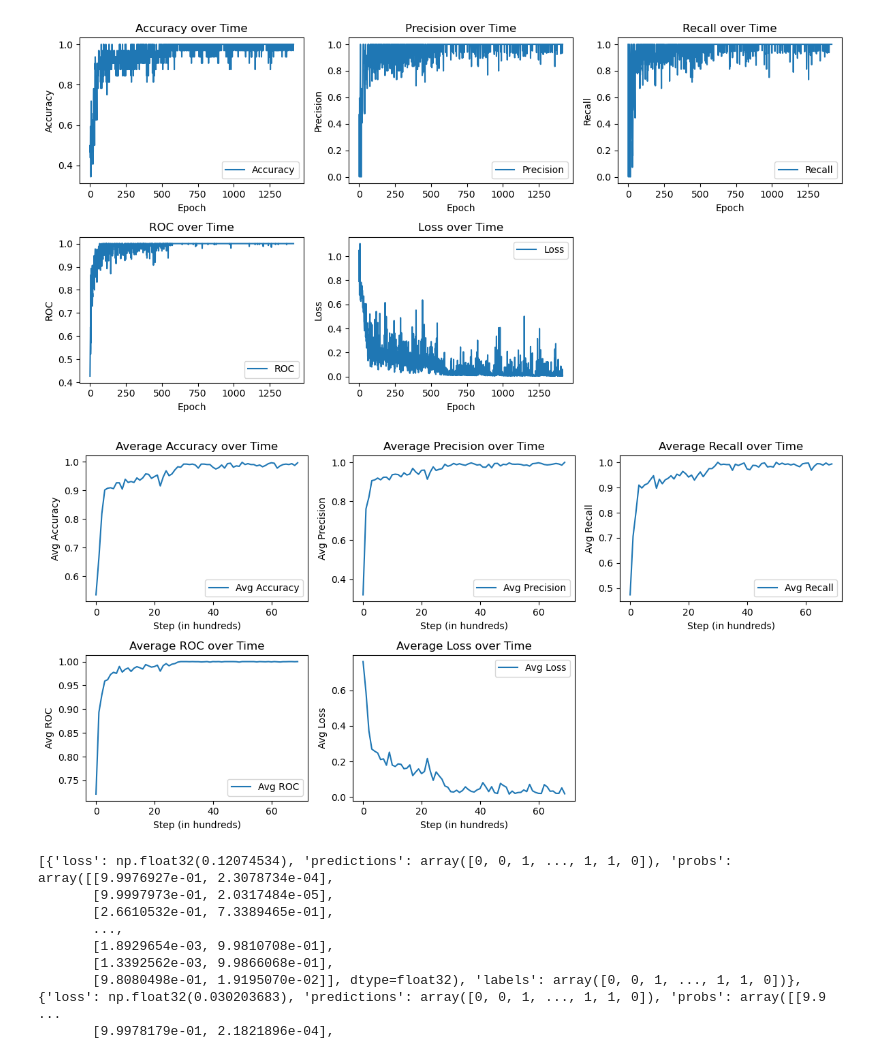
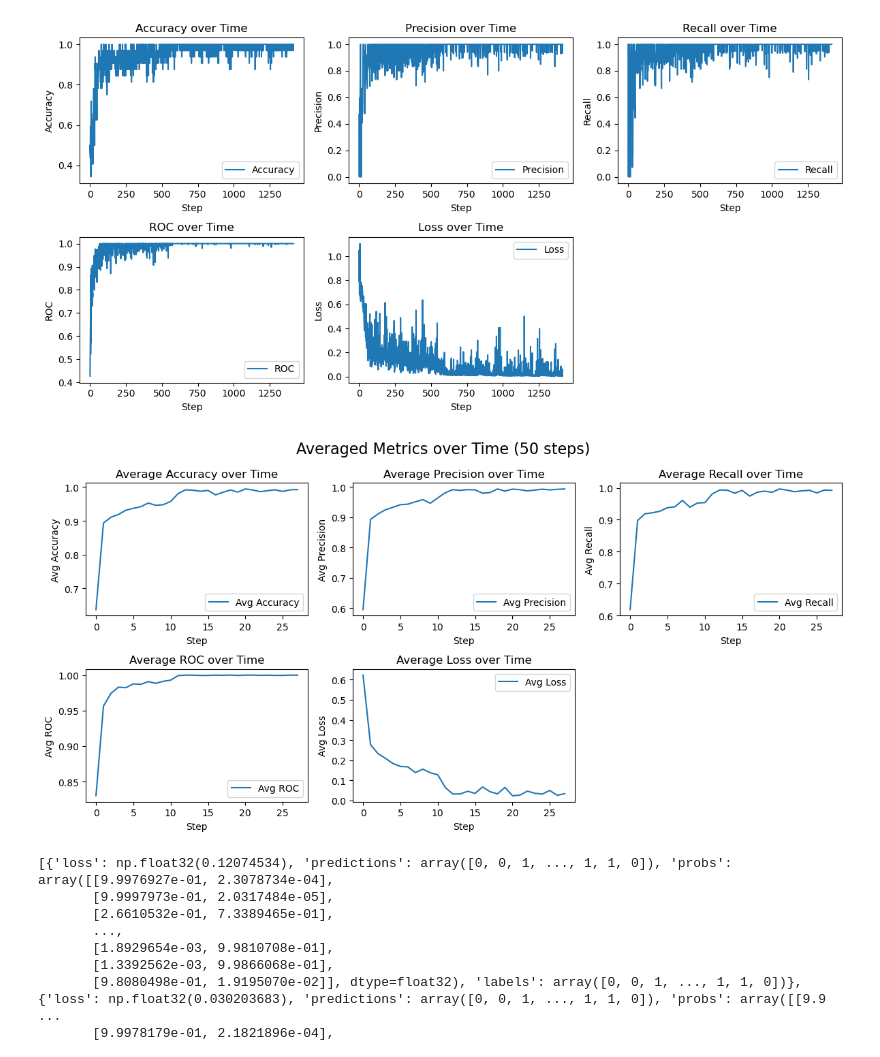
Before and after one commit to aarnol/BolT, a Jupyter notebook: Analysis/Plotting/plotting.ipynb, the cells around one changed output. Saved outputs shown, nothing was run; the diff lists cells and outputs as text; code cells hidden in the pictures.

```diff
--- a/Analysis/Plotting/plotting.ipynb
+++ b/Analysis/Plotting/plotting.ipynb
@@ -118,13 +78,13 @@ plt.show()
 [figure]
 # %%
 # Trim the arrays to the largest multiple of 20
-trimmed_size = (len(accuracy) // 20) * 20
+trimmed_size = (len(accuracy) // 50) * 50
 
-avg_accuracy = np.mean(np.array(accuracy[:trimmed_size]).reshape(-1, 20), axis=1)
-avg_precision = np.mean(np.array(precision[:trimmed_size]).reshape(-1, 20), axis=1)
-avg_recall = np.mean(np.array(recall[:trimmed_size]).reshape(-1, 20), axis=1)
-avg_roc = np.mean(np.array(roc[:trimmed_size]).reshape(-1, 20), axis=1)
-avg_loss = np.mean(np.array(loss[:trimmed_size]).reshape(-1, 20), axis=1)
+avg_accuracy = np.mean(np.array(accuracy[:trimmed_size]).reshape(-1, 50), axis=1)
+avg_precision = np.mean(np.array(precision[:trimmed_size]).reshape(-1, 50), axis=1)
+avg_recall = np.mean(np.array(recall[:trimmed_size]).reshape(-1, 50), axis=1)
+avg_roc = np.mean(np.array(roc[:trimmed_size]).reshape(-1, 50), axis=1)
+avg_loss = np.mean(np.array(loss[:trimmed_size]).reshape(-1, 50), axis=1)
 # %%
 # Plot averaged metrics over time
 %matplotlib inline
@@ -133,7 +93,7 @@ plt.figure(figsize=(12, 6))
 # Plot averaged accuracy over time
 plt.subplot(2, 3, 1)
 plt.plot(avg_accuracy, label='Avg Accuracy')
-plt.xlabel('Step (in hundreds)')
+plt.xlabel('Step')
 plt.ylabel('Avg Accuracy')
 plt.title('Average Accuracy over Time')
 plt.legend()
@@ -141,39 +101,39 @@ plt.legend()
 # Plot averaged precision over time
 plt.subplot(2, 3, 2)
 plt.plot(avg_precision, label='Avg Precision')
-plt.xlabel('Step (in hundreds)')
+plt.xlabel('Step')
 plt.ylabel('Avg Precision')
 plt.title('Average Precision over Time')
 plt.legend()
 
 # Plot averaged recall over time
 plt.subplot(2, 3, 3)
 plt.plot(avg_recall, label='Avg Recall')
-plt.xlabel('Step (in hundreds)')
+plt.xlabel('Step')
 plt.ylabel('Avg Recall')
 plt.title('Average Recall over Time')
 plt.legend()
 
 # Plot averaged ROC over time
 plt.subplot(2, 3, 4)
 plt.plot(avg_roc, label='Avg ROC')
-plt.xlabel('Step (in hundreds)')
+plt.xlabel('Step')
 plt.ylabel('Avg ROC')
 plt.title('Average ROC over Time')
 plt.legend()
 
 # Plot averaged loss over time
 plt.subplot(2, 3, 5)
 plt.plot(avg_loss, label='Avg Loss')
-plt.xlabel('Step (in hundreds)')
+plt.xlabel('Step')
 plt.ylabel('Avg Loss')
 plt.title('Average Loss over Time')
 plt.legend()
-
+plt.suptitle('Averaged Metrics over Time (50 steps)', fontsize=16)
 plt.tight_layout()
 plt.show()
 # %% [output]
-[figure, old version]
+[figure, new version]
 # %%
 test_result_path = r'C:\Users\Alex\Documents\BolT\test_results.pkl'
 with open(test_result_path, 'rb') as f:
```
Also changed, not shown: parts of 6 cells of this notebook.
